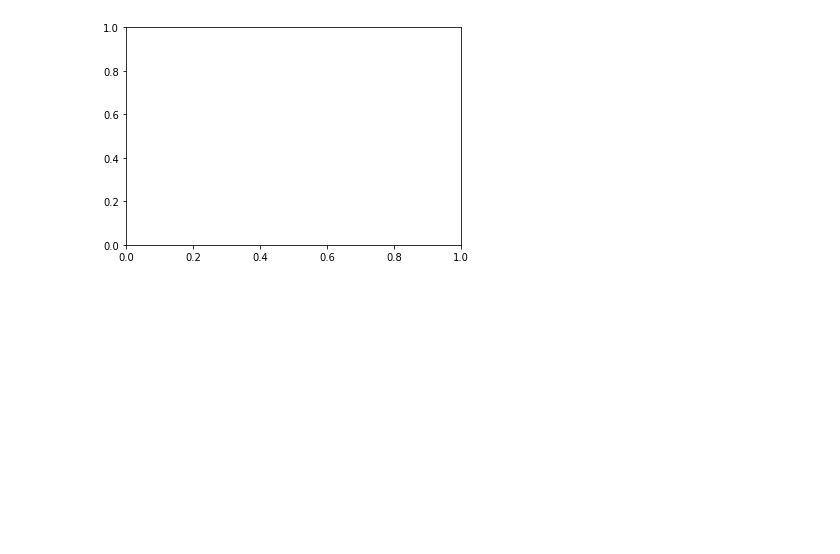
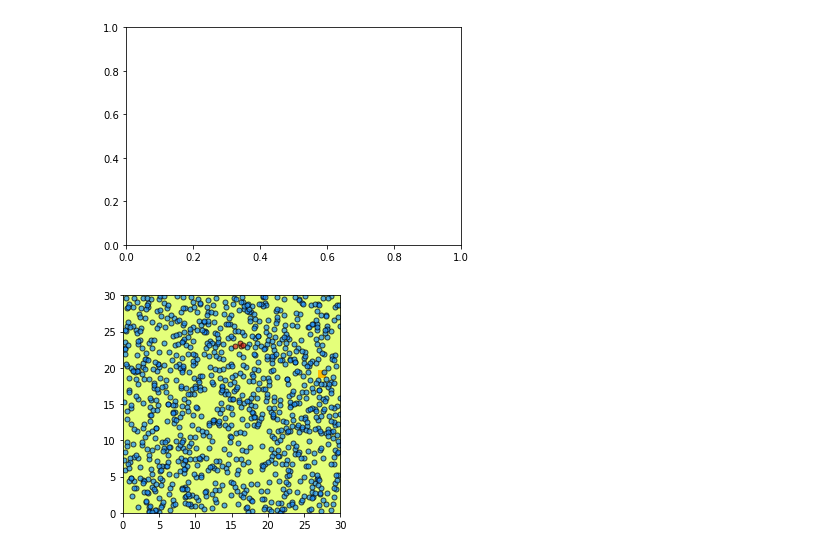
Before and after one commit to ialireza13/Episterian, a Jupyter notebook: Animator.ipynb, the cells around one changed output. Drawn from its saved outputs; the diff is of its cells as text; code cells hidden in the pictures; blank space fills up the shorter version.

```diff
--- a/Animator.ipynb
+++ b/Animator.ipynb
@@ -8,16 +13,16 @@ from simulate import simulate
 # %%
-N = 100
+N = 1000
 N_ill = 1
 Lx = Ly = 30
 stepSize = 0.5
-infection_rate = 0.01
-tile_infection_rate = pollution_rate = 0.2
+infection_rate = 0.1
+tile_infection_rate = pollution_rate = 0
 flow_rate = 0
-tMax = 600
+tMax = 200
 shuffled_pollution_activate = False
 animatable_output = True
 centralized_infectious = False
-state_after_infection = 1 #1 for SEI, 2 for SI
+state_after_infection = 2 #1 for SEI, 2 for SI
 opening_duration = 0 #flash_forward every ...
 # %%
 args = N, N_ill, Lx, Ly, stepSize, infection_rate, pollution_rate\
@@ -66,2 +112,7 @@ def animate(t):
 # %% [output]
 [figure]
+# %%
+animate(0)
+fig
+# %% [output]
+[figure, added]
```
Also changed, not shown: parts of 4 cells of this notebook.
